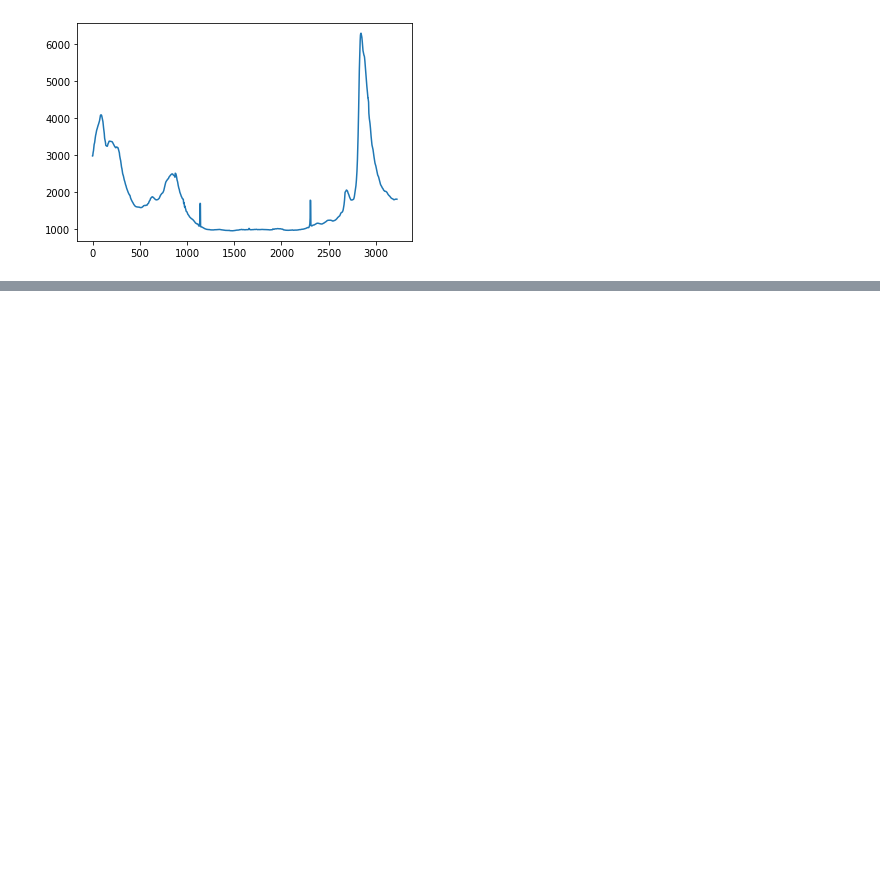
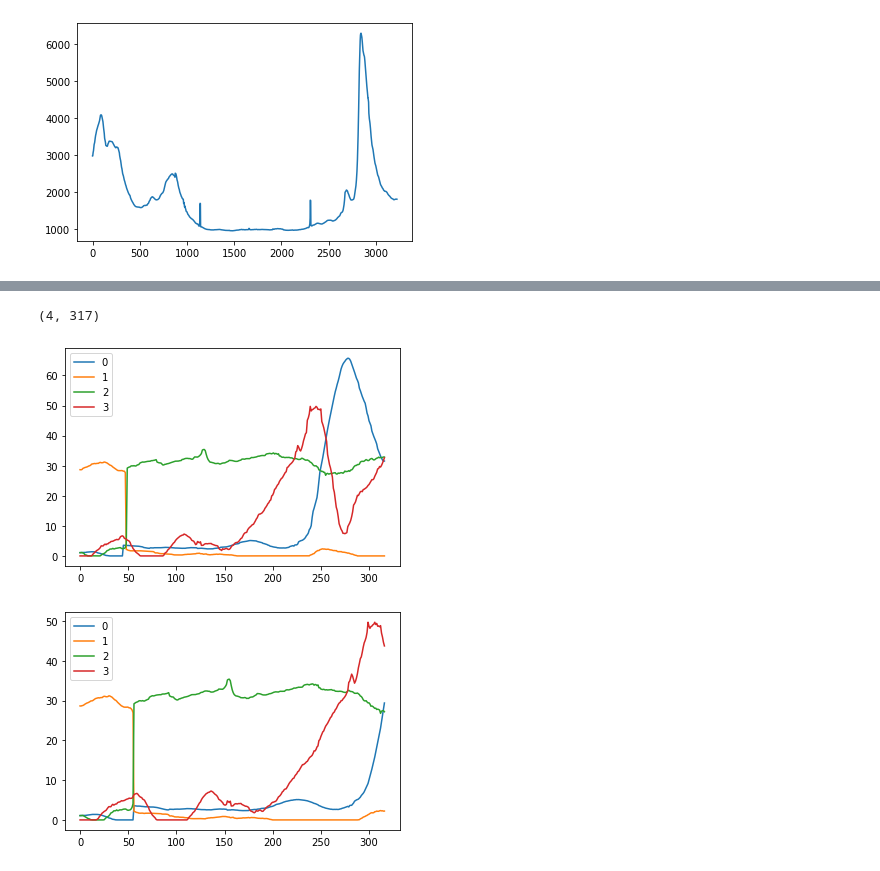
Before and after one commit to sidiso/surfh, a Jupyter notebook: notebooks/nmf_orion.ipynb, the cells around one changed output, grey strips where cells are left out. Saved outputs shown, nothing was run; the diff lists cells and outputs as text; code cells hidden in the pictures; blank space fills up the shorter version.

```diff
--- a/notebooks/nmf_orion.ipynb
+++ b/notebooks/nmf_orion.ipynb
@@ -72,0 +181,14 @@ plt.legend()
+# %%
+plt.figure()
+for i in range(test1.shape[0]):
+    plt.plot(test1[i], label=i)
+plt.legend()
+plt.figure()
+for i in range(downsampled_components.shape[0]):
+    plt.plot(downsampled_components[i], label=i)
+plt.legend()
+print(downsampled_components.shape)
+# %% [output]
+(4, 317)
+[figure, added]
+[figure, added]
```
Also changed, not shown: parts of 9 cells of this notebook, 1 other file.
